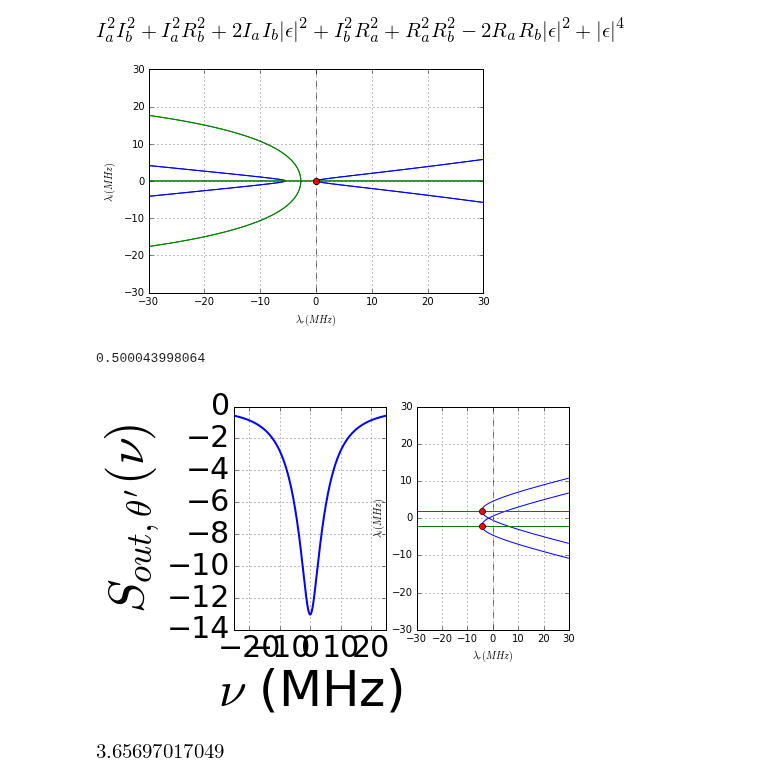
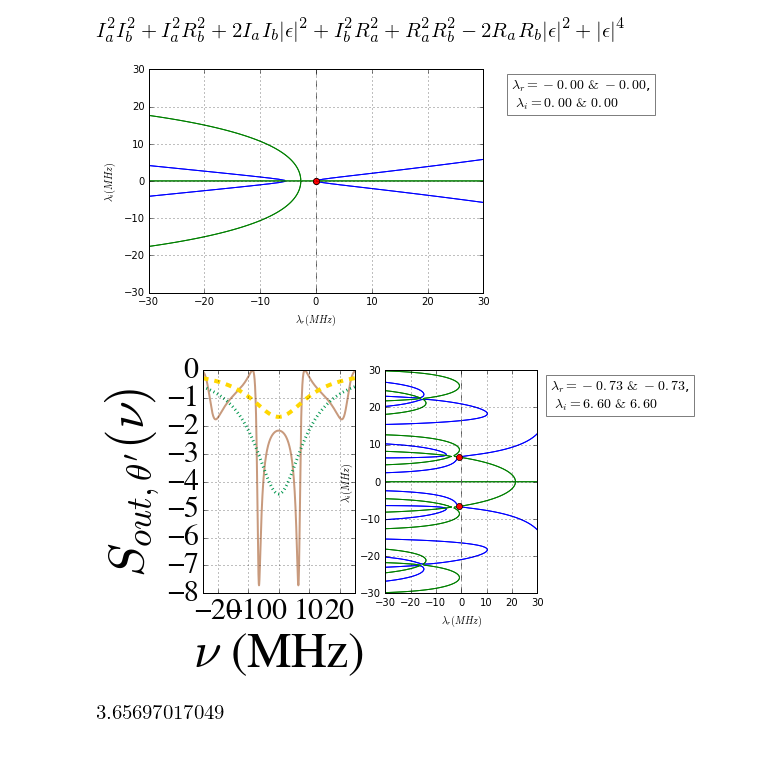
Before and after one commit to nemetniki/General-linear-model, a Jupyter notebook: NDPA.ipynb, the cells around one changed output. Saved outputs shown, nothing was run; the diff lists cells and outputs as text; code cells hidden in the pictures; blank space fills up the shorter version.

```diff
--- a/NDPA.ipynb
+++ b/NDPA.ipynb
@@ -505,37 +491,38 @@ def NDPA_stab(kapap, ra, La, phiap, ktaua, delta, kapbp, rb, Lb, phibp, ktaub, x
     li = np.linspace(-30,30,200)
     lr,li = np.meshgrid(lr,li)
 
     ## Solving the equations ##
     lamb1 = np.zeros(2)
     lamb2 = np.zeros(2)
-    lamb1 = fsolve(equation1,[10,5])
-    lamb2 = fsolve(equation2,[10,5])
+    lamb1 = fsolve(equation1,[10,1])
+    lamb2 = fsolve(equation2,[10,1])
     lambr = np.array([lamb1[0],lamb1[0],lamb2[0],lamb2[0]])
     lambi = np.array([lamb1[1],-lamb1[1],lamb2[1],-lamb2[1]])
 
     #fig = plt.figure()
     ax = fig.axes
-
     plt.contour(lr,li, eq1r(lr,li),[0],colors='b')
     plt.hold(True)
     plt.contour(lr,li, eq2r(lr,li),[0],colors='b')
     plt.contour(lr,li, eq1i(lr,li),[0],colors='g')
     plt.contour(lr,li, eq2i(lr,li),[0],colors='g')
     plt.contour(lr,li,lr,[0],colors='grey',linestyles='dashed')
     plt.plot(lambr,lambi,'o',color = 'r')
     plt.grid(True)
     plt.xlim(-30,30)
     plt.xlabel('$\lambda_r (MHz)$')
     plt.ylabel('$\lambda_i (MHz)$')
+    plt.text(35, 20, '$\lambda_r=%.2f \ &\ %.2f$,\n $\lambda_i=%.2f\ &\ %.2f$' % (lambr[0],lambr[2],lambi[0],lambi[2]),\
+             fontsize=14,bbox={'facecolor':'white', 'alpha':0.5})
     #ax.xaxis.set_label_coords(1.3, -0.0015)
     #ax.yaxis.set_label_coords(-0.0015,1.3)
 #    plt.show()
 
 #def NDPA_stab(kapap, ra   , La, phiap, ktaua , delta, kapbp, rb     , Lb, phibp, ktaub , x):
 figs=plt.figure()
 NDPA_stab     (10.   , 0.5  , 0 , 0    ,0, 0    , 10  , .5  , 0 , 0    ,1.8832785157443013, 2,figs)
 # %% [output]
-[figure, old version]
+[figure, new version]
 # %%
 %matplotlib inline
 from ipywidgets import interactive
@@ -552,20 +539,20 @@ def analysis(kapa=20.,kapb=20.,dela=0.,ra=0.0000000001,rb=0.0000000001,kta=0.,kt
 ### SLIDERS ###
 #input parameters:
 kapa_slider    = widgets.FloatSlider(value = 10., min=0., max=20., step=1., description='$\kappa_a (2\pi)$')
-kapb_slider    = widgets.FloatSlider(value = 2.5, min=0., max=20., step=1., description='$\kappa_b (2\pi)$')
-dela_slider    = widgets.FloatSlider(value = 0.1, min=-4., max=4., step=0.01, description='$\Delta (\kappa_a)$')
+kapb_slider    = widgets.FloatSlider(value = 10, min=0., max=20., step=1., description='$\kappa_b (2\pi)$')
+dela_slider    = widgets.FloatSlider(value = 0.0, min=-4., max=4., step=0.01, description='$\Delta (\kappa_a)$')
 ra_slider      = widgets.FloatSlider(value = 0.5, min=0., max=1., step=0.001, description='$\kappa_{1,a} (\kappa_a)$')
 rb_slider      = widgets.FloatSlider(value = 0.5, min=0., max=1., step=0.001, description='$\kappa_{1,b} (\kappa_b)$')
-kta_slider     = widgets.FloatSlider(value = 3, min=0., max=10., step=0.001, description='$\kappa_{a}\\tau_a$')
-ktb_slider     = widgets.FloatSlider(value = 0, min=0., max=10., step=0.001, description='$\kappa_{b}\\tau_b$')
-phia_slider    = widgets.FloatSlider(value = 0.03, min=0., max=2., step=0.01, description='$\phi_a (\pi)$')
-phib_slider    = widgets.FloatSlider(value = 0, min=0., max=2., step=0.01, description='$\phi_b (\pi)$')
-La_slider      = widgets.FloatSlider(value = 10., min=0., max=100., step=1., description='$L_a (\%)$')
-Lb_slider      = widgets.FloatSlider(value = 10., min=0., max=100., step=1., description='$L_b (\%)$')
+kta_slider     = widgets.FloatSlider(value = 3.657, min=0., max=10., step=0.001, description='$\kappa_{a}\\tau_a$')
+ktb_slider     = widgets.FloatSlider(value = 3.657, min=0., max=10., step=0.001, description='$\kappa_{b}\\tau_b$')
+phia_slider    = widgets.FloatSlider(value = 0.0, min=0., max=2., step=0.001, description='$\phi_a (\pi)$')
+phib_slider    = widgets.FloatSlider(value = 0, min=0., max=2., step=0.001, description='$\phi_b (\pi)$')
+La_slider      = widgets.FloatSlider(value = 0., min=0., max=100., step=1., description='$L_a (\%)$')
+Lb_slider      = widgets.FloatSlider(value = 0., min=0., max=100., step=1., description='$L_b (\%)$')
 theta_slider   = widgets.FloatSlider(value = 1., min=-1., max=1., step=0.01, description='$\\theta (\pi)$')
 thetapa_slider = widgets.FloatSlider(value = 0., min=-1., max=1., step=0.01, description='$\\theta^\prime_a (\pi)$')
 thetapb_slider = widgets.FloatSlider(value = 0., min=-1., max=1., step=0.01, description='$\\theta^\prime_b (\pi)$')
-x_slider       = widgets.FloatSlider(value = 0.5, min=0., max=5., step=0.01, description='$|\epsilon| (\kappa)$')
+x_slider       = widgets.FloatSlider(value = 0.25, min=0., max=5., step=0.01, description='$|\epsilon| (\kappa)$')
 nui_fill       = widgets.FloatText(value=-25., description='Frequency min $(2\pi)$')
 nuf_fill       = widgets.FloatText(value=25., description='Frequency max $(2\pi)$')
 N_fill         = widgets.IntText(value=50., description='Resolution $\left(10^3 \\right)$')
@@ -580,8 +567,7 @@ w = interactive(analysis,kapa=kapa_slider,kapb=kapb_slider,dela=dela_slider,\
 #show sliders
 display(w)
 # %% [output]
-0.500043998064
-[figure, old version]
+[figure, new version]
 # %%
 np.arccos(.25-1)/sqrt(1-(1-.25)**2)
 # %% [output]
```
Also changed, not shown: parts of 8 cells of this notebook, 1 other file.
